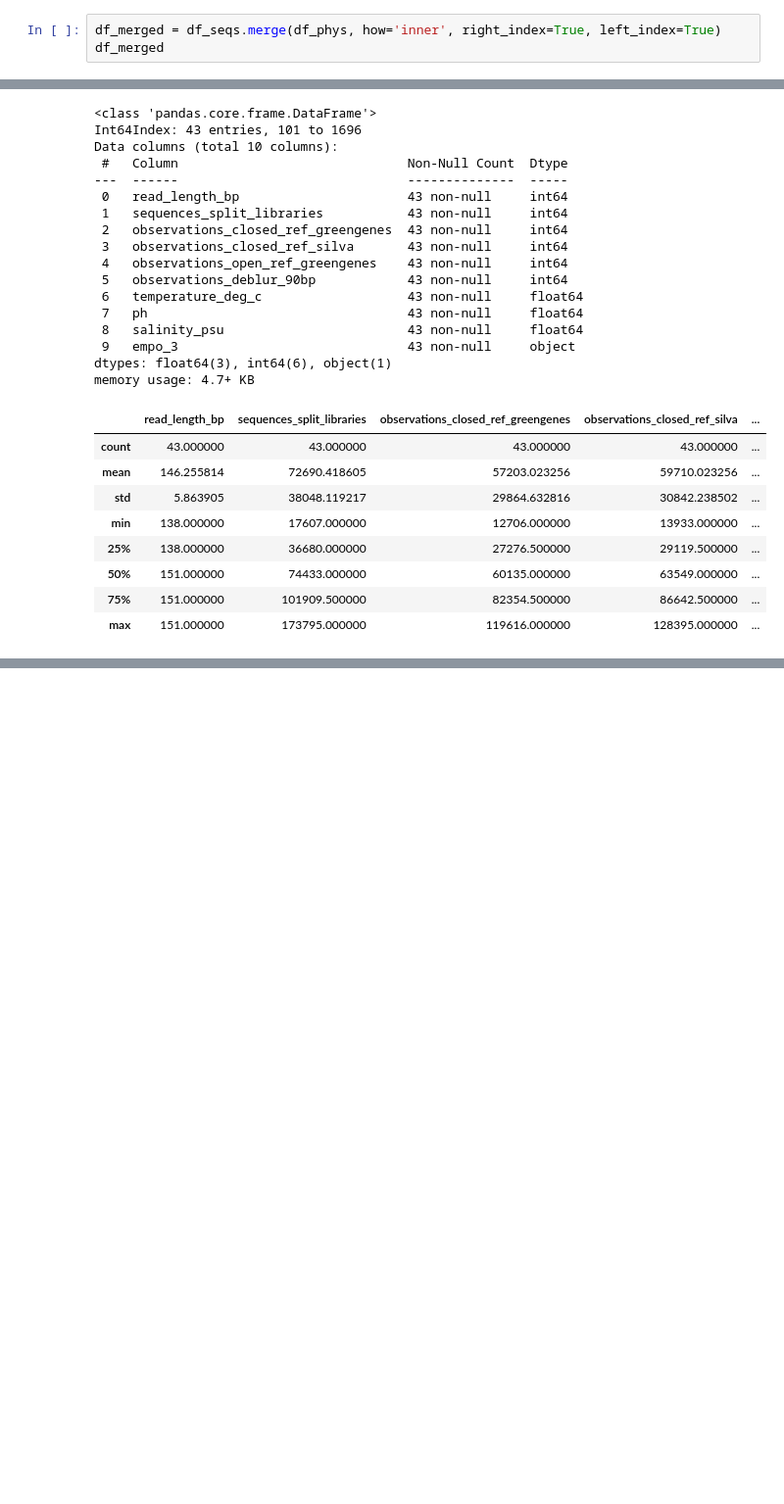
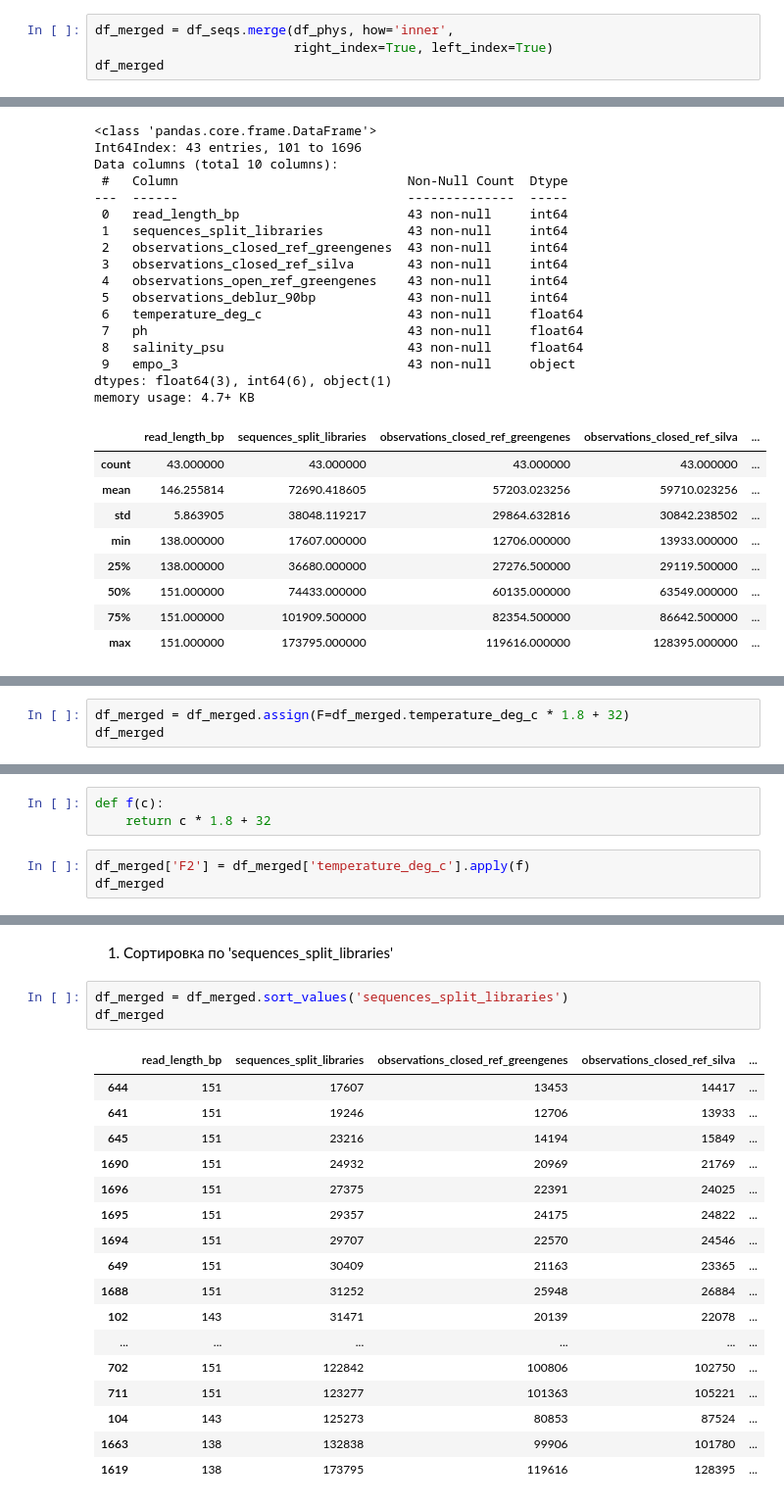
Before and after one commit to defrell01/uni_mlds, a Jupyter notebook: мдс/4lab.ipynb, the cells around one changed output, grey strips where cells are left out. Shown at 98% size. Drawn from its saved outputs; the diff is of its cells as text; blank space fills up the shorter version.

```diff
--- a/мдс/4lab.ipynb
+++ b/мдс/4lab.ipynb
@@ -316,5 +351,6 @@ Name: empo_3, Length: 2000, dtype: object
 # %%
-df_merged = df_seqs.merge(df_phys, how='inner', right_index=True, left_index=True)
+df_merged = df_seqs.merge(df_phys, how='inner',
+                          right_index=True, left_index=True)
 df_merged
 # %% [output]
 |  | read_length_bp | sequences_split_libraries | observations_closed_ref_greengenes | observations_closed_ref_silva | ... |
@@ -387,0 +428,3 @@ memory usage: 4.7+ KB
+# %%
+df_merged = df_merged.assign(F=df_merged.temperature_deg_c * 1.8 + 32)
+df_merged
@@ -387,0 +449,6 @@ memory usage: 4.7+ KB
+# %%
+def f(c):
+    return c * 1.8 + 32
+# %%
+df_merged['F2'] = df_merged['temperature_deg_c'].apply(f)
+df_merged
@@ -387,0 +491,23 @@ memory usage: 4.7+ KB
+# %% [markdown]
+1. Сортировка по 'sequences_split_libraries'
+# %%
+df_merged = df_merged.sort_values('sequences_split_libraries')
+df_merged
+# %% [output]
+|  | read_length_bp | sequences_split_libraries | observations_closed_ref_greengenes | observations_closed_ref_silva | ... |
+| 644 | 151 | 17607 | 13453 | 14417 | ... |
+| 641 | 151 | 19246 | 12706 | 13933 | ... |
+| 645 | 151 | 23216 | 14194 | 15849 | ... |
+| 1690 | 151 | 24932 | 20969 | 21769 | ... |
+| 1696 | 151 | 27375 | 22391 | 24025 | ... |
+| 1695 | 151 | 29357 | 24175 | 24822 | ... |
+| 1694 | 151 | 29707 | 22570 | 24546 | ... |
+| 649 | 151 | 30409 | 21163 | 23365 | ... |
+| 1688 | 151 | 31252 | 25948 | 26884 | ... |
+| 102 | 143 | 31471 | 20139 | 22078 | ... |
+| ... | ... | ... | ... | ... | ... |
+| 702 | 151 | 122842 | 100806 | 102750 | ... |
+| 711 | 151 | 123277 | 101363 | 105221 | ... |
+| 104 | 143 | 125273 | 80853 | 87524 | ... |
+| 1663 | 138 | 132838 | 99906 | 101780 | ... |
+| 1619 | 138 | 173795 | 119616 | 128395 | ... |
```
Also changed, not shown: parts of 30 cells of this notebook, 4 other files.
